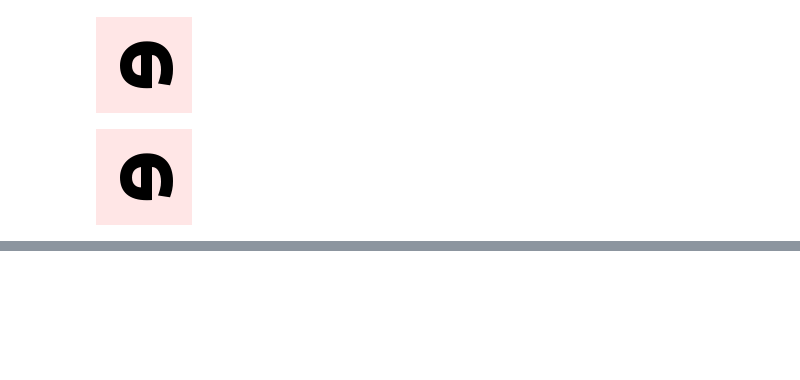
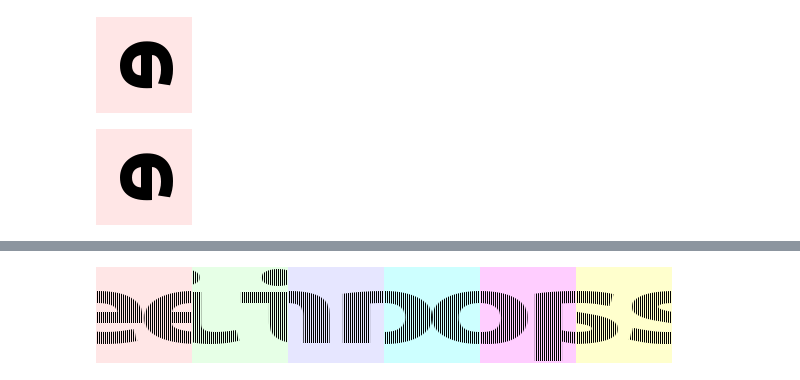
Before and after one commit to habbes/learn-einops, a Jupyter notebook: 01-basics.ipynb, the cells around one changed output, grey strips where cells are left out. Drawn from its saved outputs; the diff is of its cells as text; code cells hidden in the pictures; blank space fills up the shorter version.

```diff
--- a/01-basics.ipynb
+++ b/01-basics.ipynb
@@ -52,0 +106,5 @@ rearrange(ims[0], "height width color -> width height color")
+# %%
+# Split the width image into two and swap the halves
+rearrange(ims, "b h (w1 w2) c -> h (b w2 w1) c", w1=2)
+# %% [output]
+[figure, added]
```
Also changed, not shown: parts of 16 cells of this notebook.
